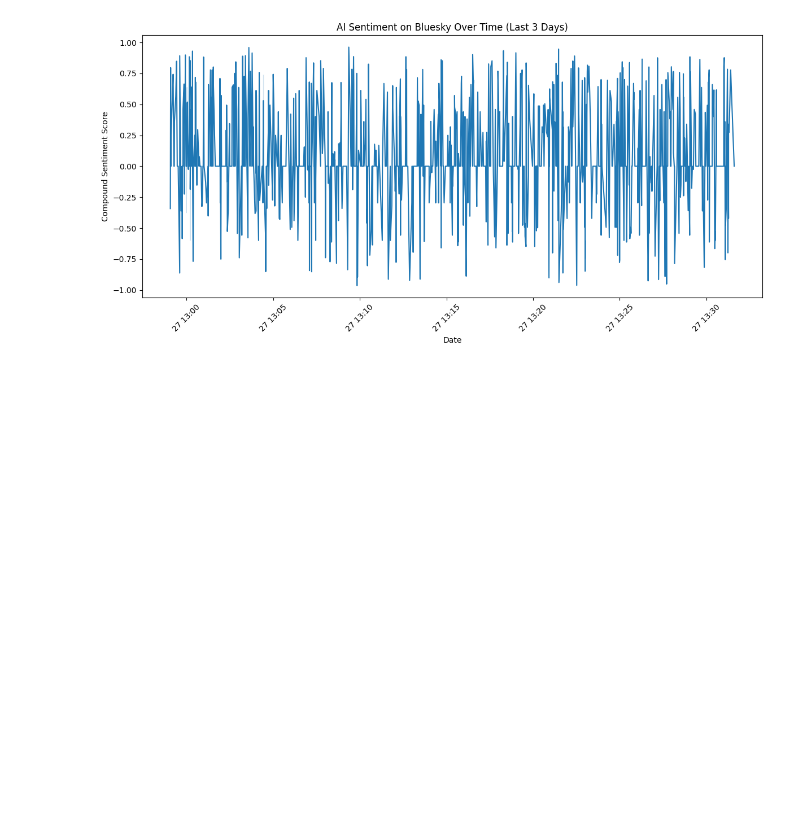
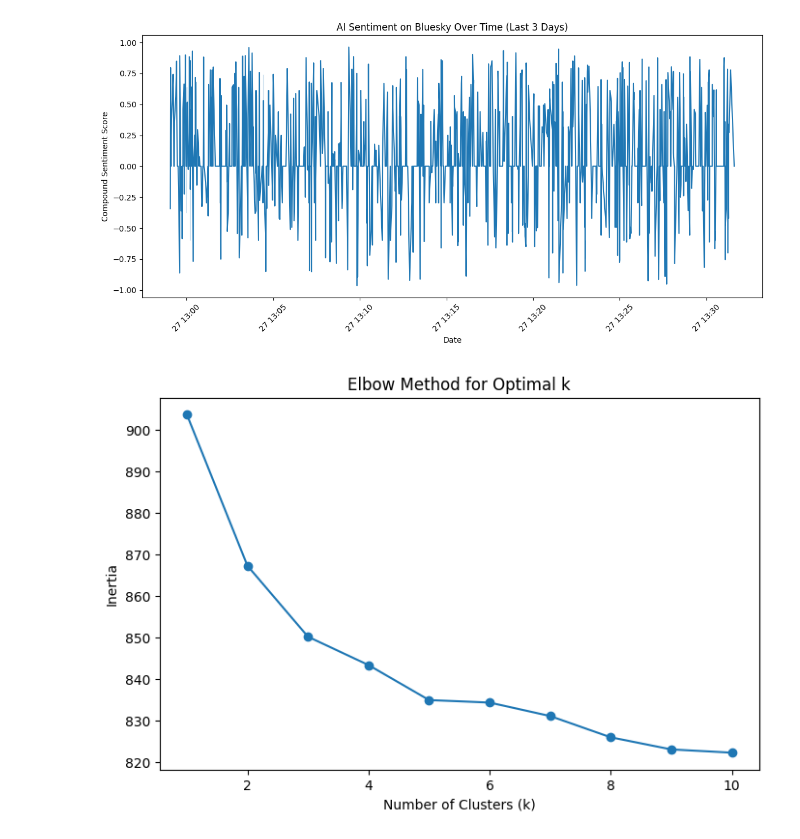
Before and after one commit to AMSUCF/DHProgramming, a Jupyter notebook: BlueSky_Gemini.ipynb, the cells around one changed output. Cells and saved outputs as stored; diff of their text form; code cells hidden in the pictures; blank space fills up the shorter version.

```diff
--- a/BlueSky_Gemini.ipynb
+++ b/BlueSky_Gemini.ipynb
@@ -186,0 +216,27 @@ Name: sentiment_category, dtype: int64
+# %%
+# Create TF-IDF vectors
+tfidf_vectorizer = TfidfVectorizer(max_features=1000) # Limit features for manageability
+tfidf_matrix = tfidf_vectorizer.fit_transform(df['processed_text'])
+# %%
+# Determine the optimal number of clusters (using Elbow Method)
+inertia = []
+for i in range(1, 11):
+    kmeans = KMeans(n_clusters=i, random_state=42, n_init=10) # Set n_init explicitly
+    kmeans.fit(tfidf_matrix)
+    inertia.append(kmeans.inertia_)
+
+plt.figure(figsize=(8, 5))
+plt.plot(range(1, 11), inertia, marker='o')
+plt.title('Elbow Method for Optimal k')
+plt.xlabel('Number of Clusters (k)')
+plt.ylabel('Inertia')
+plt.show()
+
+# Based on the Elbow Method, choose a suitable number of clusters (e.g., k=3)
+num_clusters = 3 # You can adjust this based on the Elbow Method plot
+
+# Apply K-Means clustering
+kmeans = KMeans(n_clusters=num_clusters, random_state=42, n_init=10) # Set n_init explicitly
+df['cluster'] = kmeans.fit_predict(tfidf_matrix)
+# %% [output]
+[figure, added]
```
Also changed, not shown: parts of 4 cells of this notebook.
